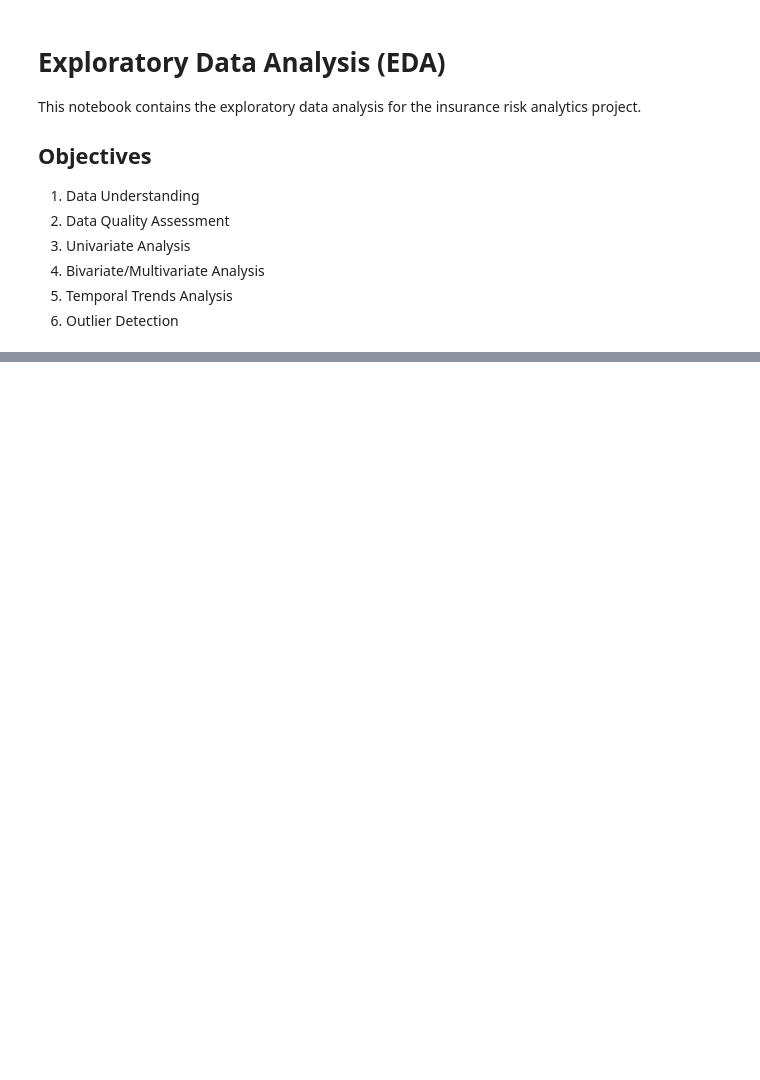
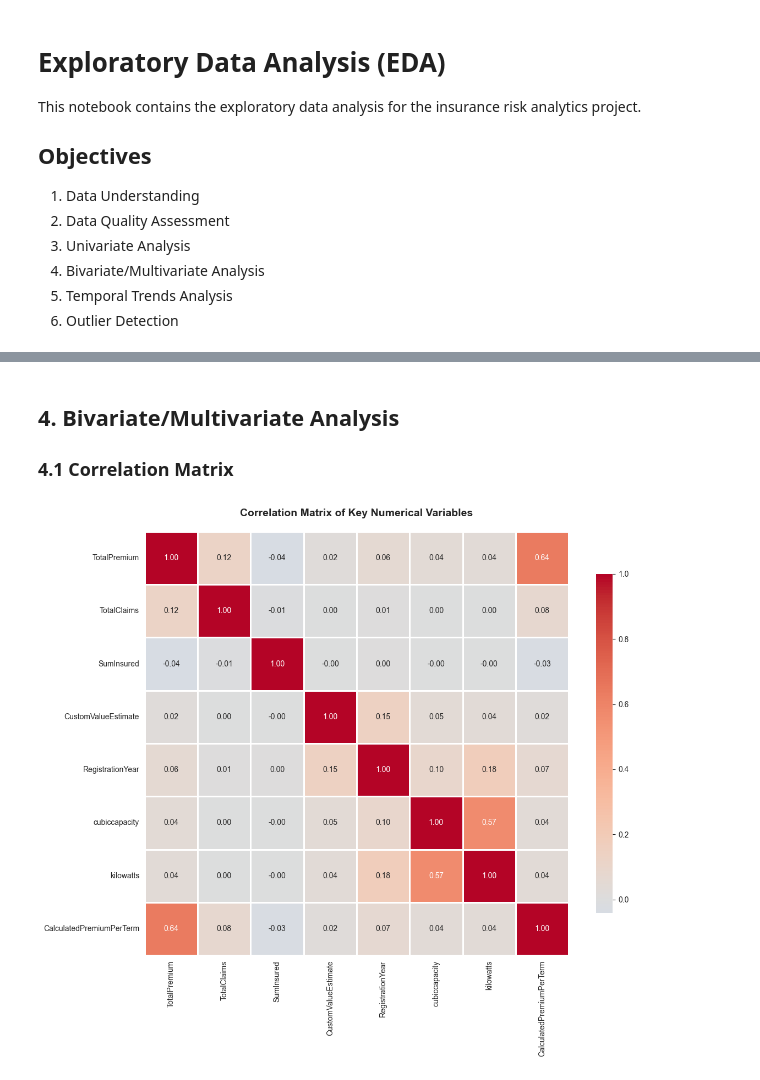
Before and after one commit to Danielmituku/End-to-End-Insurance-Risk-Analytics-Predictive-Modeling, a Jupyter notebook: notebooks/01_eda_analysis.ipynb, the cells around one changed output, grey strips where cells are left out. Cells and saved outputs as stored; diff of their text form; code cells hidden in the pictures; blank space fills up the shorter version.

```diff
--- a/notebooks/01_eda_analysis.ipynb
+++ b/notebooks/01_eda_analysis.ipynb
@@ -61,0 +290,21 @@ print(df[financial_cols].describe())
+# %% [markdown]
+## 4. Bivariate/Multivariate Analysis
+
+### 4.1 Correlation Matrix
+# %%
+# Correlation matrix for numerical variables
+correlation_vars = ['TotalPremium', 'TotalClaims', 'SumInsured', 'CustomValueEstimate',
+                   'RegistrationYear', 'cubiccapacity', 'kilowatts', 'CalculatedPremiumPerTerm']
+correlation_vars = [v for v in correlation_vars if v in df.columns]
+
+corr_matrix = df[correlation_vars].corr()
+
+plt.figure(figsize=(12, 10))
+sns.heatmap(corr_matrix, annot=True, fmt='.2f', cmap='coolwarm', center=0,
+            square=True, linewidths=1, cbar_kws={"shrink": 0.8})
+plt.title('Correlation Matrix of Key Numerical Variables', fontsize=14, fontweight='bold', pad=20)
+plt.tight_layout()
+plt.savefig(FIGURES_DIR / '03_correlation_matrix.png', dpi=300, bbox_inches='tight')
+plt.show()
+# %% [output]
+[figure, added]
```
Also changed, not shown: parts of 22 cells of this notebook, 6 other files.
